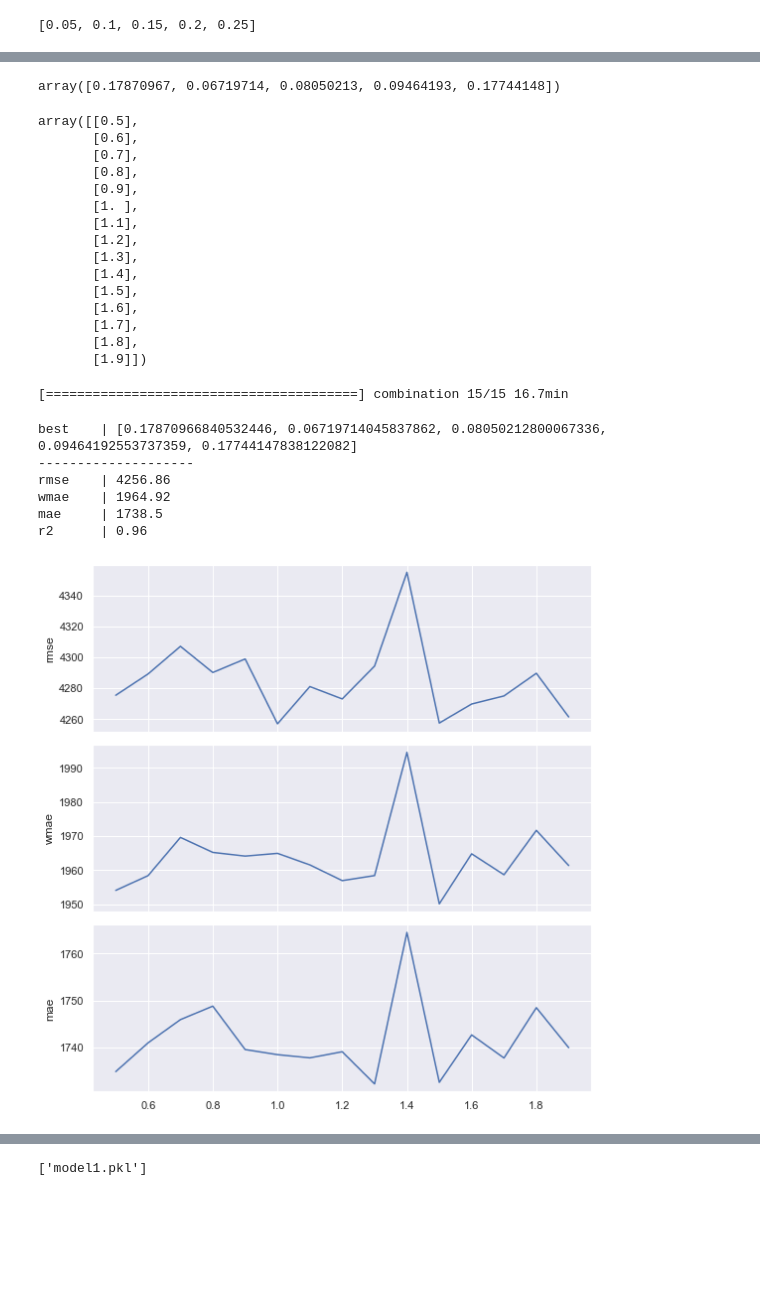
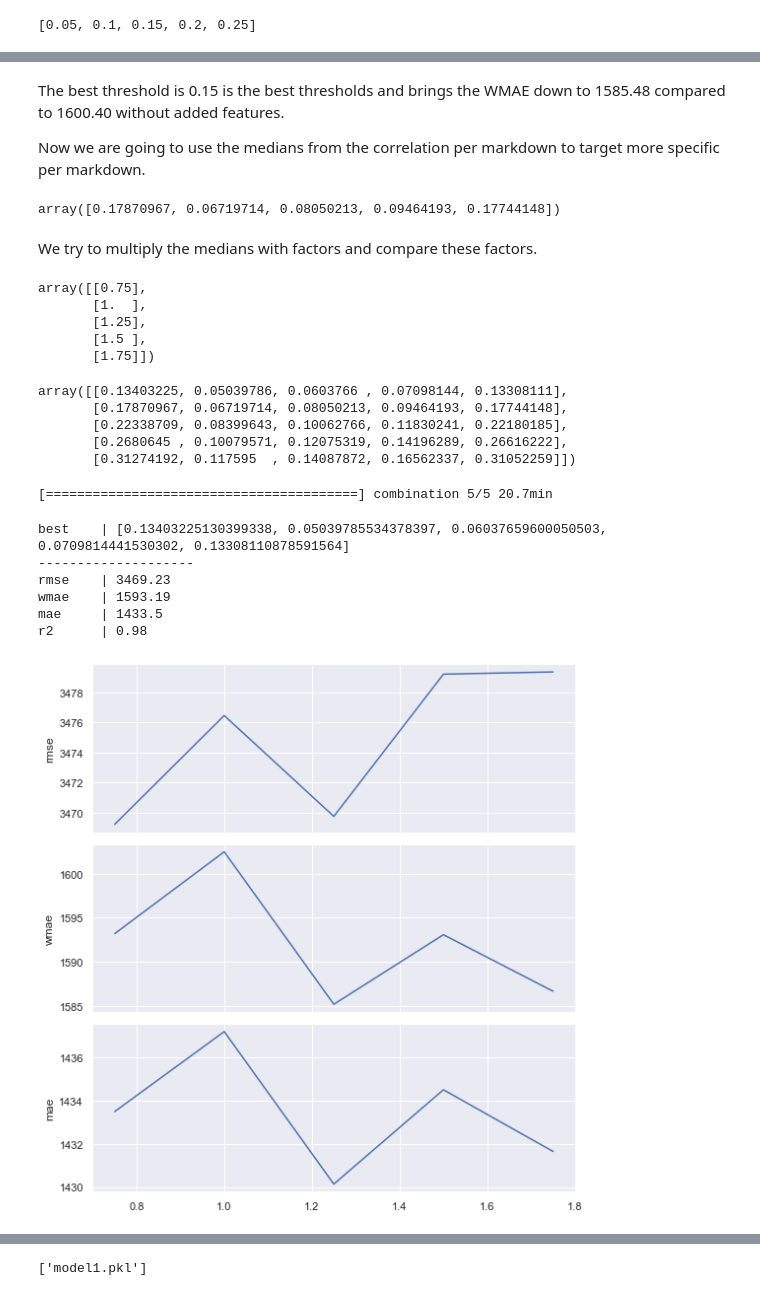
Before and after one commit to JelleWestra/Data-Science-for-Business-Improvement, a Jupyter notebook: project2/Project 2 - Team 12.ipynb, the cells around one changed output, grey strips where cells are left out. Saved outputs shown, nothing was run; the diff lists cells and outputs as text; code cells hidden in the pictures; blank space fills up the shorter version.

```diff
--- a/project2/Project 2 - Team 12.ipynb
+++ b/project2/Project 2 - Team 12.ipynb
@@ -1498,0 +1499,3 @@ We going to select features by adding them to the dataframe, training a model an
+# %%
+# use fraction of the training set
+SAMPLE_FRAC = 1.
@@ -1643,43 +1663,47 @@ plot_report(report_markdowns_median, combinations_MD_1)
+# %% [markdown]
+The best threshold is 0.15 is the best thresholds and brings the WMAE down to 1585.48 compared to 1600.40 without added features.
+
+Now we are going to use the medians from the correlation per markdown to target more specific per markdown.
 # %%
 md_corr_median = np.array([md.iloc[:,-1].abs().median() for md in md_corr])
 md_corr_median
 # %% [output]
 array([0.17870967, 0.06719714, 0.08050213, 0.09464193, 0.17744148])
+# %% [markdown]
+We try to multiply the medians with factors and compare these factors.
 # %%
-factors = np.arange(0.5, 2, 0.1).reshape(-1, 1)
+factors = np.arange(0.75, 2, 0.25).reshape(-1, 1)
 factors
 # %% [output]
-array([[0.5],
-       [0.6],
-       [0.7],
-       [0.8],
-       [0.9],
-       [1. ],
-       [1.1],
-       [1.2],
-       [1.3],
-       [1.4],
-       [1.5],
-       [1.6],
-       [1.7],
-       [1.8],
-       [1.9]])
+array([[0.75],
+       [1.  ],
+       [1.25],
+       [1.5 ],
+       [1.75]])
+# %%
+factors * md_corr_median
+# %% [output]
+array([[0.13403225, 0.05039786, 0.0603766 , 0.07098144, 0.13308111],
+       [0.17870967, 0.06719714, 0.08050213, 0.09464193, 0.17744148],
+       [0.22338709, 0.08399643, 0.10062766, 0.11830241, 0.22180185],
+       [0.2680645 , 0.10079571, 0.12075319, 0.14196289, 0.26616222],
+       [0.31274192, 0.117595  , 0.14087872, 0.16562337, 0.31052259]])
 # %%
-combinations_MD = [list(r) for r in factors * md_corr_median]
+combinations_MD_2 = [list(r) for r in factors * md_corr_median]
 # %%
-report_markdowns_median = score_combinations({'add_MD_significance': combinations_MD}, sample_frac=1/3)
+report_markdowns_median = score_combinations({'add_MD_significance': combinations_MD_2}, sample_frac=SAMPLE_FRAC)
 # %% [output]
-[========================================] combination 15/15 16.7min
+[========================================] combination 5/5 20.7min
 # %%
 best_combination(report_markdowns_median)
 # %% [output]
-best    | [0.17870966840532446, 0.06719714045837862, 0.08050212800067336, 0.09464192553737359, 0.17744147838122082]
+best    | [0.13403225130399338, 0.05039785534378397, 0.06037659600050503, 0.0709814441530302, 0.13308110878591564]
 --------------------
-rmse    | 4256.86
-wmae    | 1964.92
-mae     | 1738.5
-r2      | 0.96
+rmse    | 3469.23
+wmae    | 1593.19
+mae     | 1433.5
+r2      | 0.98
 # %%
-plot_report(report_markdowns_median, factors.ravel())
+plot_report(report_markdowns_median, x=factors.ravel())
 # %% [output]
-[figure, old version]
+[figure, new version]
```
Also changed, not shown: parts of 53 cells of this notebook.
